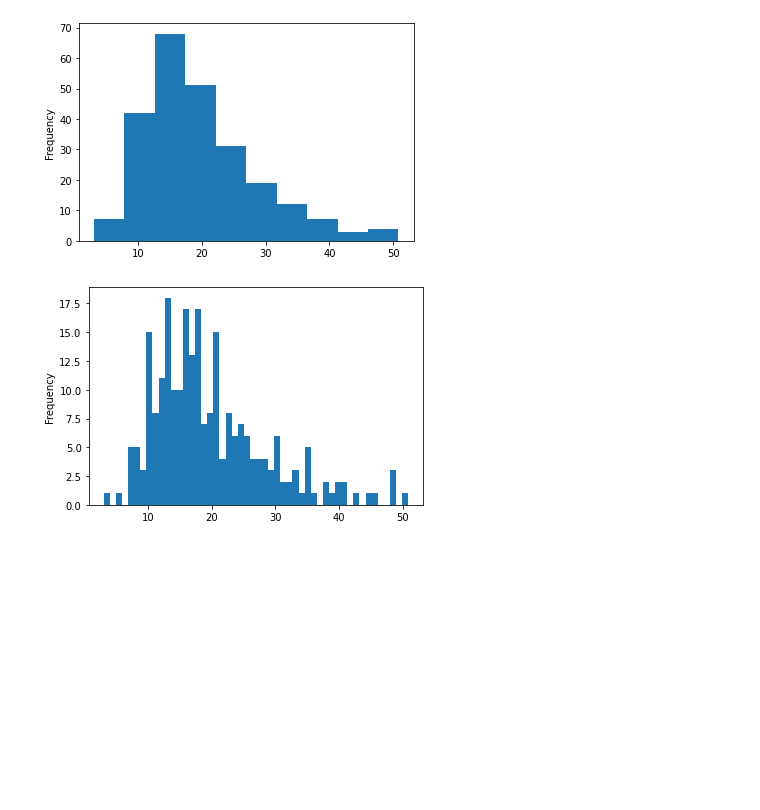
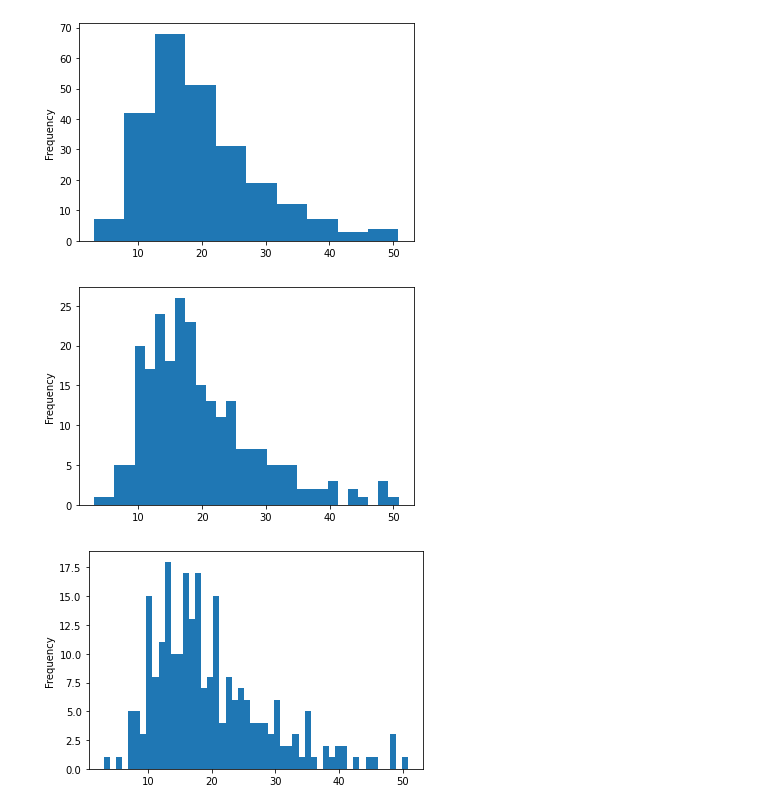
Before and after one commit to Goliath-Research/Introduction-to-Data-Science, a Jupyter notebook: 05-Introduction to Data Visualization/01-DataFrame visualizations.ipynb, the cells around one changed output. Saved outputs shown, nothing was run; the diff lists cells and outputs as text; code cells hidden in the pictures; blank space fills up the shorter version.

```diff
--- a/05-Introduction to Data Visualization/01-DataFrame visualizations.ipynb
+++ b/05-Introduction to Data Visualization/01-DataFrame visualizations.ipynb
@@ -61,6 +122,11 @@ pd.crosstab(df.day, df.time).plot(kind='bar',rot=True, stacked = True);
 df.total_bill.plot(kind='hist');
 # %% [output]
 [figure]
+# %%
+# bins parameters is the number of intervals used in the histogram. We can change that parameter:
+df.total_bill.plot(kind='hist', bins=30);
+# %% [output]
+[figure, added]
 # %%
 df.total_bill.plot(kind='hist', bins=50);
 # %% [output]
```
Also changed, not shown: parts of 24 cells of this notebook.
